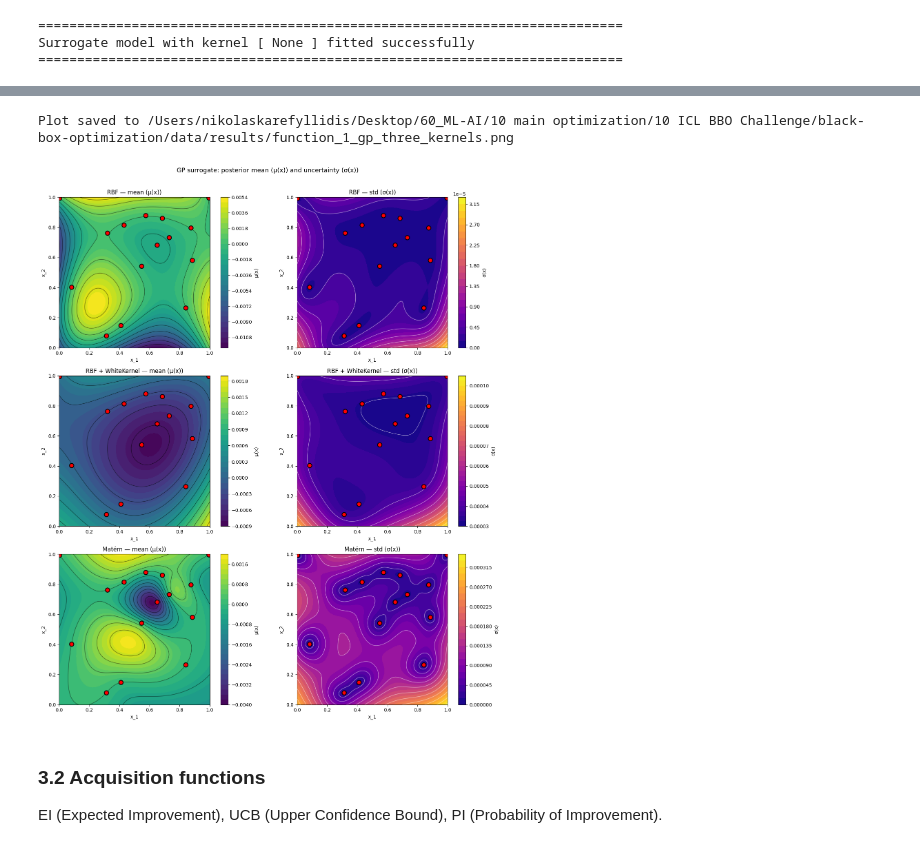
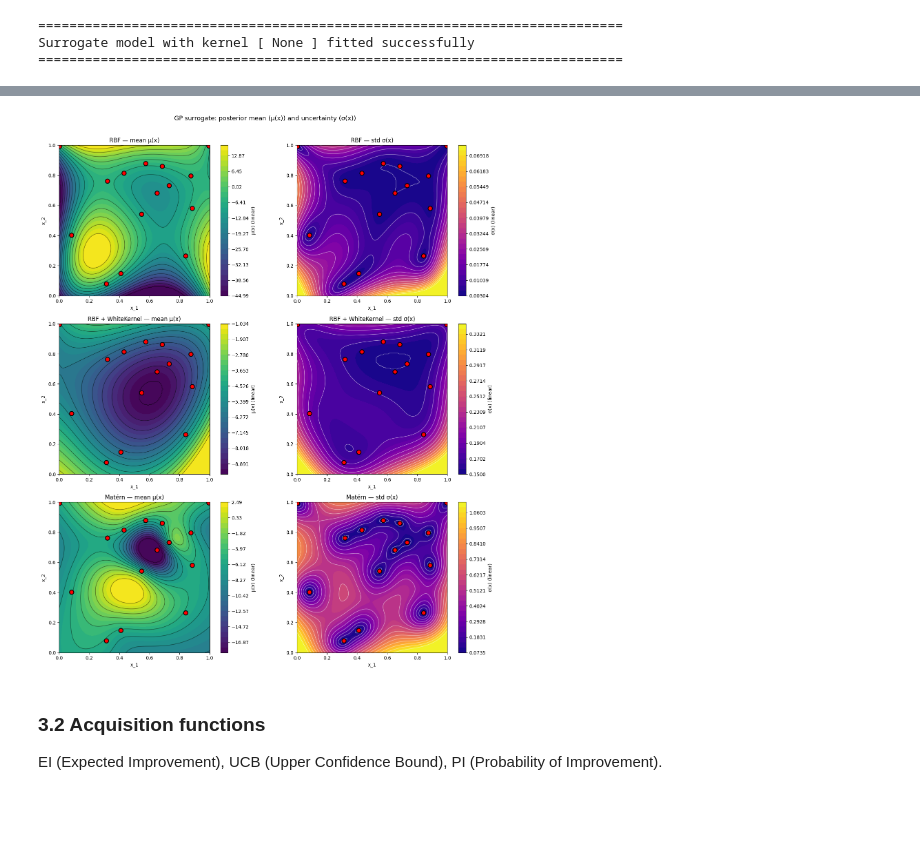
Before and after one commit to karefyllidis/black-box-optimization, a Jupyter notebook: notebooks/function_1_Radiation-Detection.ipynb, the cells around one changed output, grey strips where cells are left out. Drawn from its saved outputs; the diff is of its cells as text; code cells hidden in the pictures; blank space fills up the shorter version.

```diff
--- a/notebooks/function_1_Radiation-Detection.ipynb
+++ b/notebooks/function_1_Radiation-Detection.ipynb
@@ -39,7 +41,7 @@ Set data directory to /Users/nikolaskarefyllidis/Desktop/60_ML-AI/10 main optimi
 # %%
 # Run-time flags — toggle without re-running the whole notebook
 IF_SHOW_PLOT      = True   # call plt.show() after each figure
-IF_EXPORT_PLOT    = True  # save figures to PLOT_EXPORT_DIR
+IF_EXPORT_PLOT    = False  # save figures to PLOT_EXPORT_DIR
 IF_EXPORT_QUERIES = True   # write next_x to data/submissions/
 IF_APPEND_DATA    = False  # append new observation to observations.csv
 
@@ -274,13 +308,15 @@ We use three kernels: **RBF** (smooth), **Matérn (ν=1.5)** (rougher), **RBF +
 #   - To enable tuning later: set optimizer="fmin_l_bfgs_b" and add length_scale_bounds=(1e-3, 100)
 #     to each RBF/Matern so the GP can fit sharp ridges (short ℓ) and flat directions (long ℓ).
 
-kernel_RBF       = ConstantKernel(CONSTANT_KERNEL_SCALE) * RBF(length_scale=LENGTH_SCALE)
-kernel_Matern    = ConstantKernel(CONSTANT_KERNEL_SCALE) * Matern(length_scale=LENGTH_SCALE, nu=MATERN_NU)
-kernel_RBF_noise = ConstantKernel(CONSTANT_KERNEL_SCALE) * RBF(length_scale=LENGTH_SCALE) + WhiteKernel(noise_level=WHITE_NOISE_LEVEL)
+_gp_optimizer = None if not OPTIMIZE_KERNEL else 'fmin_l_bfgs_b'
+_gp_n_restarts = N_RESTARTS_KERNEL if OPTIMIZE_KERNEL else 0
+kernel_RBF       = ConstantKernel(CONSTANT_KERNEL_SCALE, constant_value_bounds=CONSTANT_SCALE_BOUNDS) * RBF(length_scale=LENGTH_SCALE, length_scale_bounds=LENGTH_SCALE_BOUNDS)
+kernel_Matern    = ConstantKernel(CONSTANT_KERNEL_SCALE, constant_value_bounds=CONSTANT_SCALE_BOUNDS) * Matern(length_scale=LENGTH_SCALE, nu=MATERN_NU, length_scale_bounds=LENGTH_SCALE_BOUNDS)
+kernel_RBF_noise = ConstantKernel(CONSTANT_KERNEL_SCALE, constant_value_bounds=CONSTANT_SCALE_BOUNDS) * RBF(length_scale=LENGTH_SCALE, length_scale_bounds=LENGTH_SCALE_BOUNDS) + WhiteKernel(noise_level=WHITE_NOISE_LEVEL, noise_level_bounds=WHITE_NOISE_BOUNDS)
 
-gp_RBF       = GaussianProcessRegressor(kernel=kernel_RBF,       alpha=GP_ALPHA, optimizer=None, normalize_y=True)
-gp_Matern    = GaussianProcessRegressor(kernel=kernel_Matern,    alpha=GP_ALPHA, optimizer=None, normalize_y=True)
-gp_RBF_noise = GaussianProcessRegressor(kernel=kernel_RBF_noise, alpha=GP_ALPHA, optimizer=None, normalize_y=True)
+gp_RBF       = GaussianProcessRegressor(kernel=kernel_RBF,       alpha=GP_ALPHA, optimizer=_gp_optimizer, n_restarts_optimizer=_gp_n_restarts, normalize_y=True)
+gp_Matern    = GaussianProcessRegressor(kernel=kernel_Matern,    alpha=GP_ALPHA, optimizer=_gp_optimizer, n_restarts_optimizer=_gp_n_restarts, normalize_y=True)
+gp_RBF_noise = GaussianProcessRegressor(kernel=kernel_RBF_noise, alpha=GP_ALPHA, optimizer=_gp_optimizer, n_restarts_optimizer=_gp_n_restarts, normalize_y=True)
 
 gp_RBF.fit(X, y)
 gp_Matern.fit(X, y)
@@ -407,49 +443,53 @@ Kernel set done.
 
 kernels_info = [
     (mu_gp_RBF,       sigma_gp_RBF,       "RBF"),
     (mu_gp_RBF_noise, sigma_gp_RBF_noise, "RBF + WhiteKernel"),
     (mu_gp_Matern,    sigma_gp_Matern,    "Matérn"),
 ]
 
 fig, axes = plt.subplots(3, 2, figsize=(14, 16))
 for i, (mu, sig, name) in enumerate(kernels_info):
     ax_mu, ax_sig = axes[i, 0], axes[i, 1]
 
+    mu_p,  mu_lvl,  mu_nrm  = _prepare_surface_for_plot(mu)
+    sig_p, sig_lvl, sig_nrm = _prepare_surface_for_plot(sig)
+    _mu_sl  = "SymLog" if hasattr(mu_nrm,  'linthresh') else "linear"
+    _sig_sl = "SymLog" if hasattr(sig_nrm, 'linthresh') else "linear"
+    _mu_cl  = mu_lvl[::max(1, len(mu_lvl)  // CONTOUR_LINE_LEVELS)]
+    _sig_cl = sig_lvl[::max(1, len(sig_lvl) // CONTOUR_LINE_LEVELS)]
+
     # Mean panel
-    cf1 = ax_mu.contourf(X1g, X2g, mu, levels=CONTOURF_LEVELS, cmap="viridis")
-    ax_mu.contour(X1g, X2g, mu, levels=CONTOUR_LINE_LEVELS, colors="k", linewidths=CONTOUR_LINEWIDTH, alpha=CONTOUR_ALPHA, linestyles=CONTOUR_LINESTYLE)
-    fig.colorbar(cf1, ax=ax_mu).set_label("μ(x)", fontsize=10)
-    ax_mu.scatter(X[:, 0], X[:, 1], c="red", s=80, edgecolors="k", zorder=2,linewidths=1.5)
-    ax_mu.set_xlabel("x_1", fontsize=10)
-    ax_mu.set_ylabel("x_2", fontsize=10)
-    ax_mu.set_title(f"{name} — mean (μ(x))", fontsize=12)
+    cf1 = ax_mu.contourf(X1g, X2g, mu_p, levels=mu_lvl, norm=mu_nrm, cmap="viridis")
+    ax_mu.contour(X1g, X2g, mu_p, levels=_mu_cl, colors="k", linewidths=CONTOUR_LINEWIDTH, alpha=CONTOUR_ALPHA, linestyles=CONTOUR_LINESTYLE)
+    fig.colorbar(cf1, ax=ax_mu).set_label(f"μ(x) ({_mu_sl})", fontsize=10)
+    ax_mu.scatter(X[:, 0], X[:, 1], c="red", s=80, edgecolors="k", zorder=2, linewidths=1.5)
+    ax_mu.set_xlabel("x_1", fontsize=10); ax_mu.set_ylabel("x_2", fontsize=10)
+    ax_mu.set_title(f"{name} — mean μ(x)", fontsize=12)
     ax_mu.set_aspect("equal")
 
     # Std panel
-    cf2 = ax_sig.contourf(X1g, X2g, sig, levels=CONTOURF_LEVELS, cmap="plasma")
-    ax_sig.contour(X1g, X2g, sig, levels=CONTOUR_LINE_LEVELS, colors="w", linewidths=CONTOUR_LINEWIDTH, alpha=CONTOUR_ALPHA, linestyles=CONTOUR_LINESTYLE)
-    fig.colorbar(cf2, ax=ax_sig).set_label("σ(x)", fontsize=10)
-    ax_sig.scatter(X[:, 0], X[:, 1], c="red", s=80, edgecolors="k", zorder=2,linewidths=1.5)
-    ax_sig.set_xlabel("x_1", fontsize=10)
-    ax_sig.set_ylabel("x_2", fontsize=10)
-    ax_sig.set_title(f"{name} — std (σ(x))", fontsize=12)
+    cf2 = ax_sig.contourf(X1g, X2g, sig_p, levels=sig_lvl, norm=sig_nrm, cmap="plasma")
+    ax_sig.contour(X1g, X2g, sig_p, levels=_sig_cl, colors="w", linewidths=CONTOUR_LINEWIDTH, alpha=CONTOUR_ALPHA, linestyles=CONTOUR_LINESTYLE)
+    fig.colorbar(cf2, ax=ax_sig).set_label(f"σ(x) ({_sig_sl})", fontsize=10)
+    ax_sig.scatter(X[:, 0], X[:, 1], c="red", s=80, edgecolors="k", zorder=2, linewidths=1.5)
+    ax_sig.set_xlabel("x_1", fontsize=10); ax_sig.set_ylabel("x_2", fontsize=10)
+    ax_sig.set_title(f"{name} — std σ(x)", fontsize=12)
     ax_sig.set_aspect("equal")
 
 fig.suptitle("GP surrogate: posterior mean (μ(x)) and uncertainty (σ(x))", fontsize=13, y=1.01)
 fig.tight_layout()
 
 if IF_EXPORT_PLOT:
     out_dir = PLOT_EXPORT_DIR
     assert_not_under_initial_data(out_dir, project_root=repo_root)
     out_dir.mkdir(parents=True, exist_ok=True)
     out_path = out_dir / "function_1_gp_three_kernels.png"
     fig.savefig(out_path, dpi=150, format="png", bbox_inches="tight")
     print("Plot saved to", out_path)
 if IF_SHOW_PLOT:
     plt.show()
 # %% [output]
-Plot saved to /Users/nikolaskarefyllidis/Desktop/60_ML-AI/10 main optimization/10 ICL BBO Challenge/black-box-optimization/data/results/function_1_gp_three_kernels.png
-[figure, old version]
+[figure, new version]
 # %% [markdown]
 ### 3.2 Acquisition functions
 
```
Also changed, not shown: parts of 13 cells of this notebook, 11 other files.
